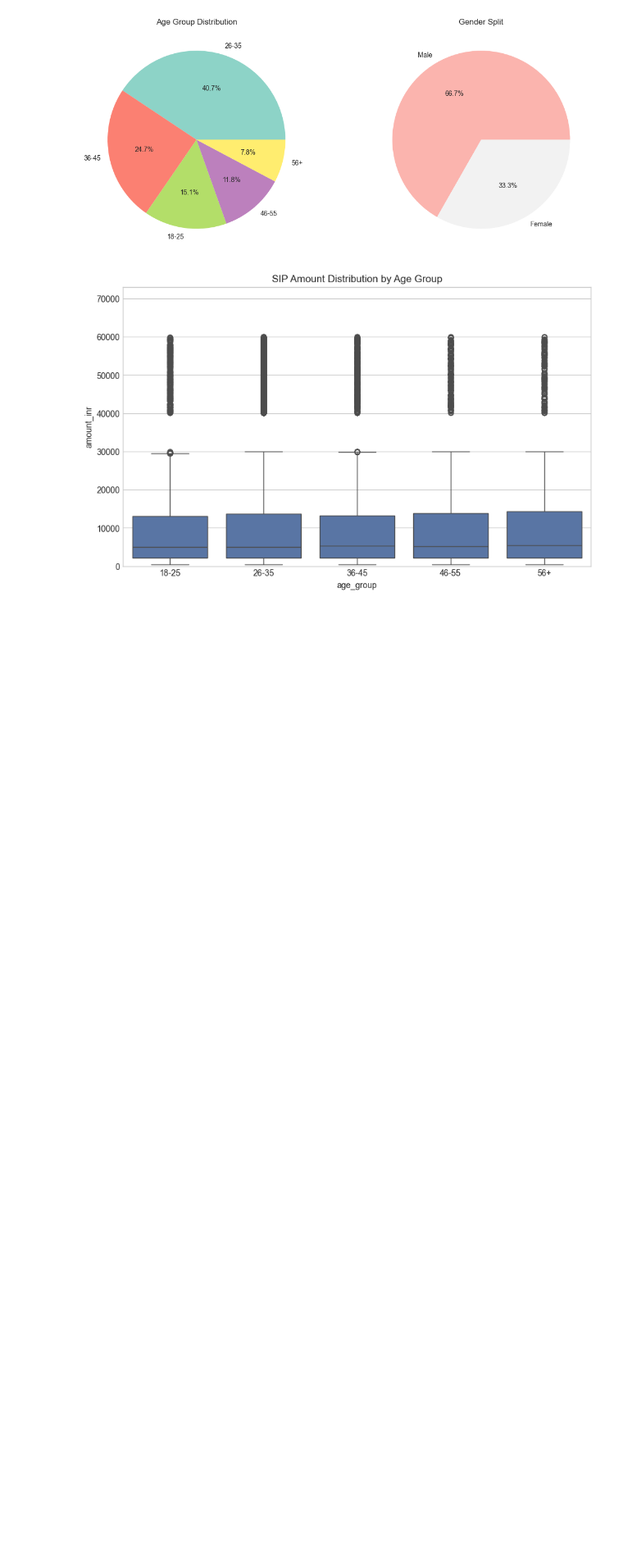
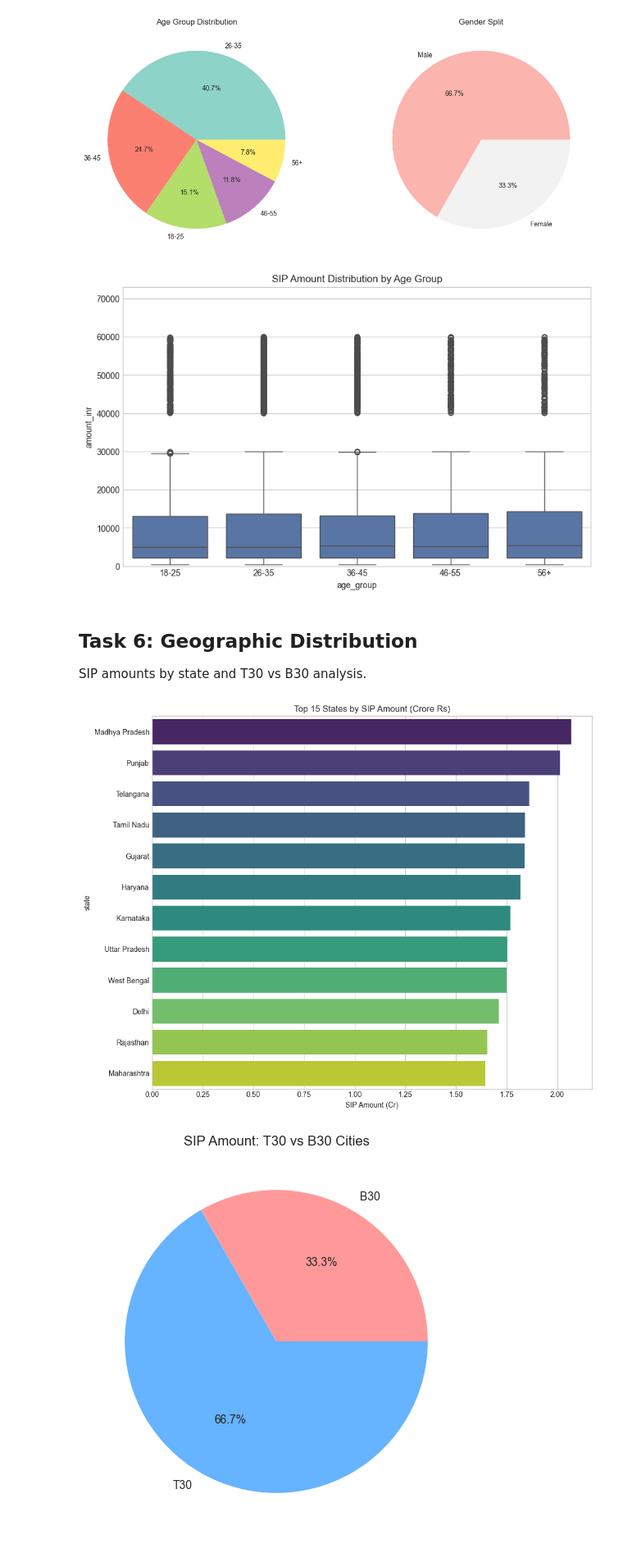
Before and after one commit to Subhasish-33/bluestock-mutual-fund-analytics, a Jupyter notebook: notebooks/03_eda_analysis.ipynb, the cells around one changed output. Shown at 82% size. Cells and saved outputs as stored; diff of their text form; code cells hidden in the pictures; blank space fills up the shorter version.

Commit message:
Task 6: Geographic distribution and city tier charts

```diff
--- a/notebooks/03_eda_analysis.ipynb
+++ b/notebooks/03_eda_analysis.ipynb
@@ -119,3 +119,39 @@ plt.show()
 # %% [output]
 [figure]
 [figure]
+# %% [markdown]
+## Task 6: Geographic Distribution
+SIP amounts by state and T30 vs B30 analysis.
+# %%
+# State bar chart
+state_df = pd.read_sql("""
+SELECT state, SUM(amount_inr)/1e7 AS amount_cr
+FROM fact_transactions
+WHERE transaction_type='SIP' AND state IS NOT NULL
+GROUP BY state ORDER BY amount_cr DESC LIMIT 15
+""", conn)
+
+plt.figure(figsize=(10, 8))
+sns.barplot(data=state_df, y='state', x='amount_cr', orient='h', palette='viridis')
+plt.title('Top 15 States by SIP Amount (Crore Rs)')
+plt.xlabel('SIP Amount (Cr)')
+plt.tight_layout()
+plt.savefig("../reports/figures/geo_distribution_state.png", dpi=300)
+plt.show()
+
+# T30 vs B30
+tier_df = pd.read_sql("""
+SELECT city_tier, SUM(amount_inr) as total_amt
+FROM fact_transactions
+WHERE transaction_type='SIP' AND city_tier IS NOT NULL
+GROUP BY city_tier
+""", conn)
+
+plt.figure(figsize=(6, 6))
+plt.pie(tier_df['total_amt'], labels=tier_df['city_tier'], autopct='%1.1f%%', colors=['#ff9999','#66b3ff'])
+plt.title('SIP Amount: T30 vs B30 Cities')
+plt.savefig("../reports/figures/geo_distribution_tier.png", dpi=300)
+plt.show()
+# %% [output]
+[figure, added]
+[figure, added]
```
Also changed, not shown: 2 other files.
